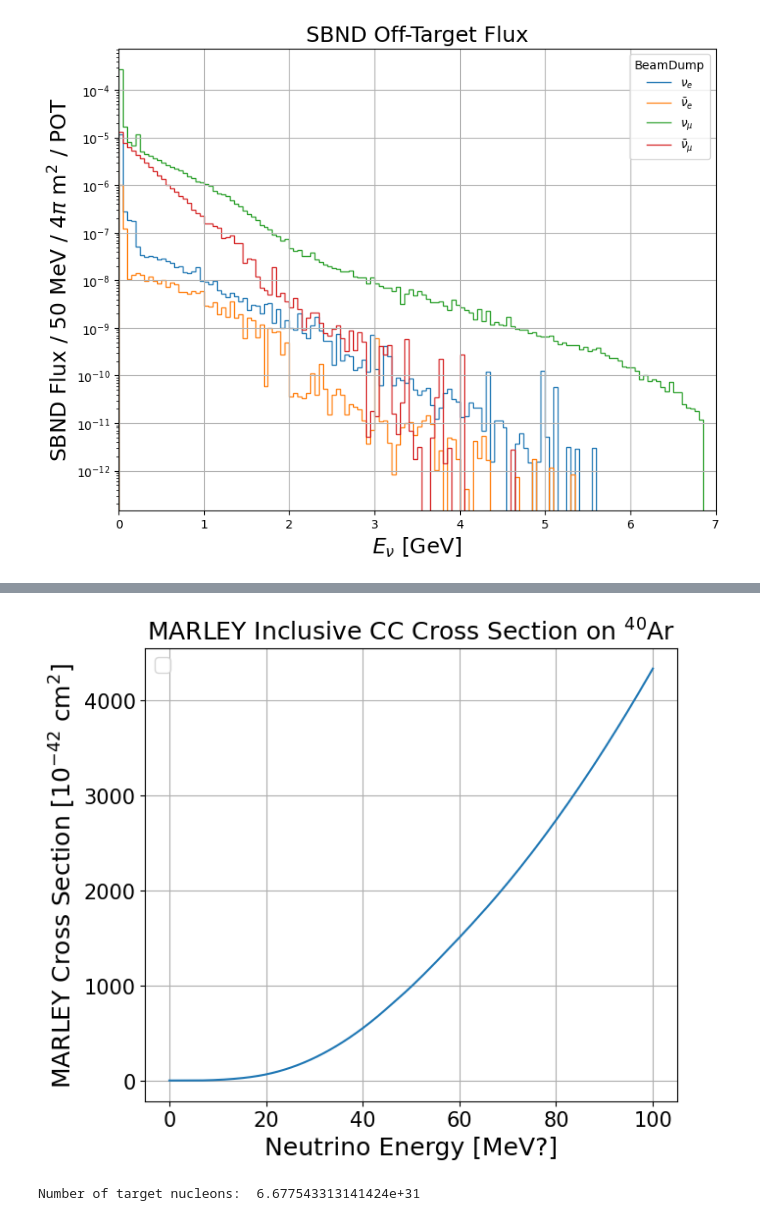
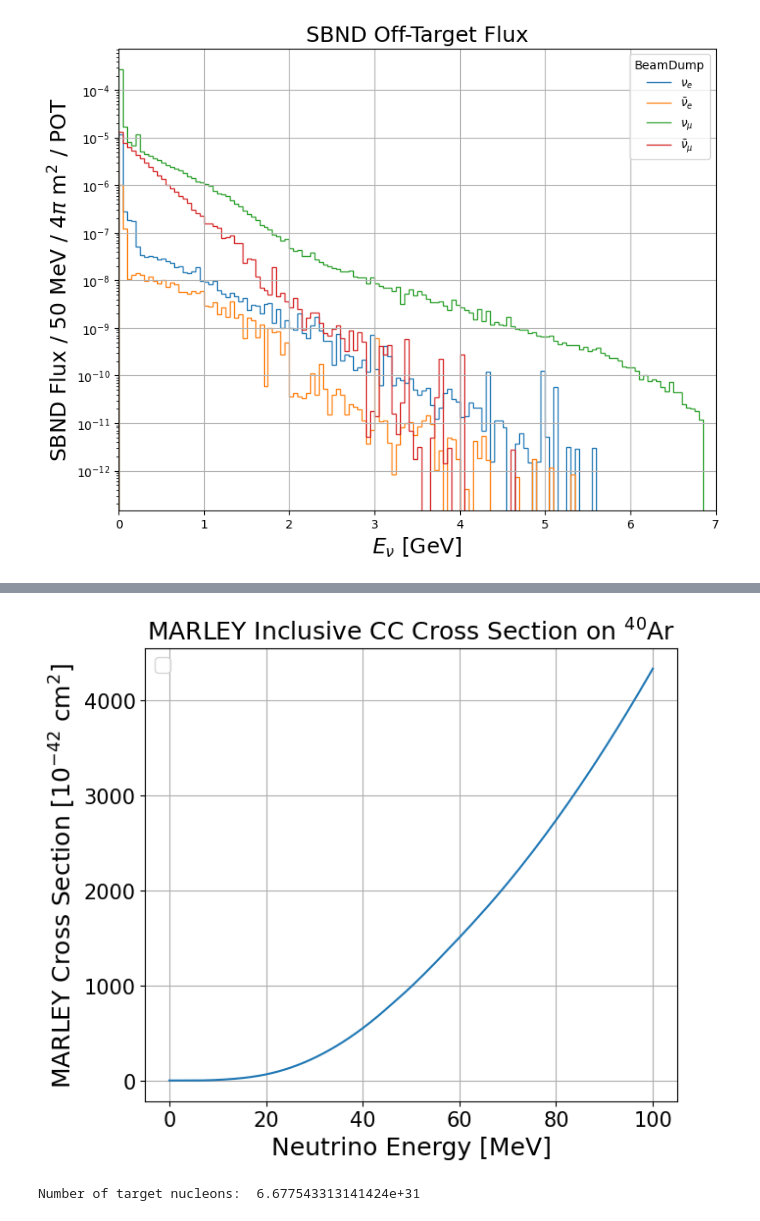
Before and after one commit to miquelnebot/BeamDump, a Jupyter notebook: rates.ipynb, the cells around one changed output, grey strips where cells are left out. Cells and saved outputs as stored; diff of their text form; code cells hidden in the pictures.

```diff
--- a/rates.ipynb
+++ b/rates.ipynb
@@ -68,20 +117,20 @@ ax.grid(True)
 # %%
 #Steven's xsec spline
 xsec_inc = np.loadtxt('/Users/mnebotg/Software/future_runing/beamdump/marley_40Ar_CC_v121_inclusive_xsec.txt', delimiter=" ")
 
 fig, ax = plt.subplots(ncols=1, nrows=1, figsize=(7, 6))
 ax.plot(xsec_inc[:, 0], xsec_inc[:, 1])#/ 40)
 
 ax.legend(fontsize=14, loc=2)
 ax.set_title('MARLEY Inclusive CC Cross Section on $^{40}$Ar', fontsize=18)
 ax.set_ylabel(r'MARLEY Cross Section [$10^{-42}$ cm$^2$]',fontsize=18)
-ax.set_xlabel('Neutrino Energy [MeV?]',fontsize=18)
+ax.set_xlabel('Neutrino Energy [MeV]',fontsize=18)
 ax.tick_params(labelsize=15)
 ax.grid(True)
 #ax.set_xlim(0, 3)
 #ax.set_ylim(0, 3)
 # %% [output]
-[figure, old version]
+[figure, new version]
 # %%
 rho = 1.38434 #g/cm^{3}
 n_a = 6.022e23 #molec/mol
```
Also changed, not shown: parts of 6 cells of this notebook.
